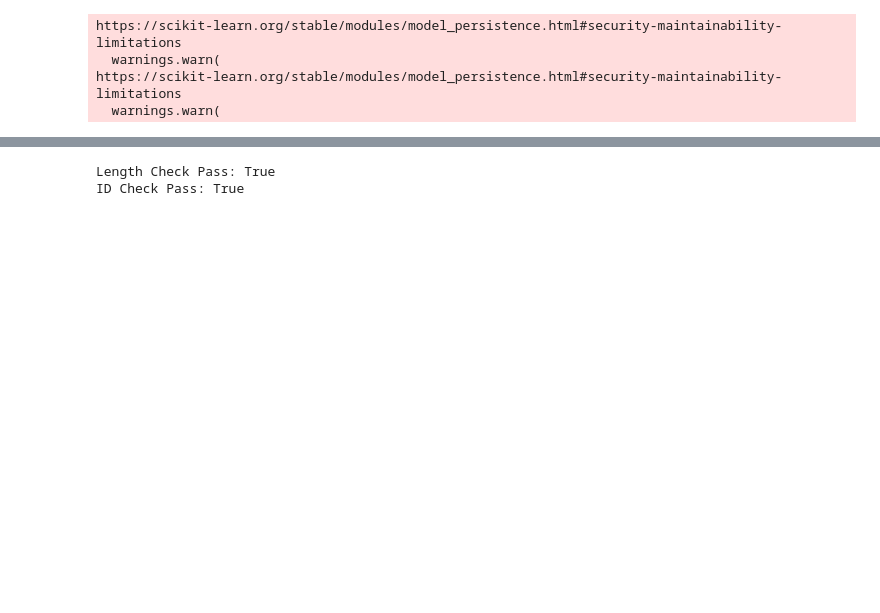
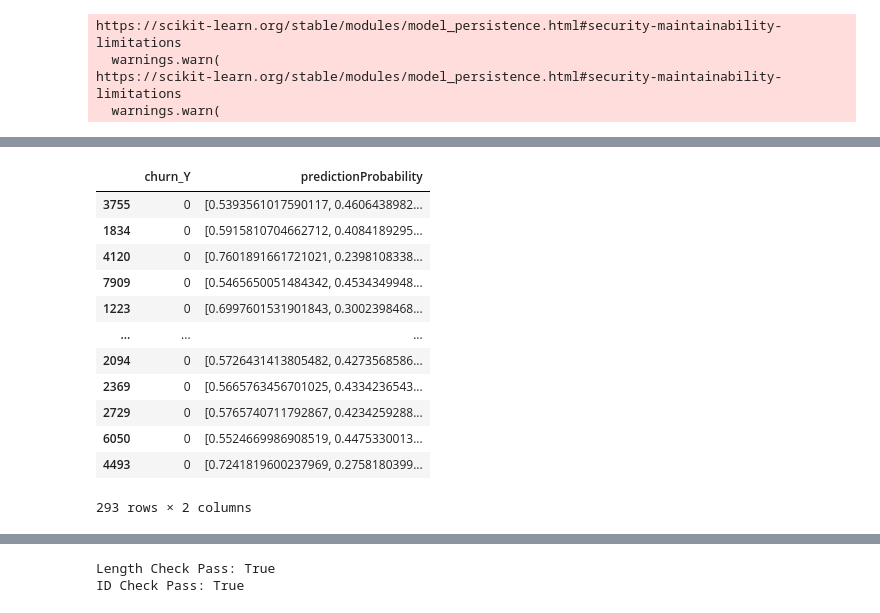
Before and after one commit to alireza-domino/DMM-quick-start-classification, a Jupyter notebook: ChurnModel-ali.ipynb, the cells around one changed output, grey strips where cells are left out. Saved outputs shown, nothing was run; the diff lists cells and outputs as text; code cells hidden in the pictures; blank space fills up the shorter version.

```diff
--- a/ChurnModel-ali.ipynb
+++ b/ChurnModel-ali.ipynb
@@ -167,4 +163,19 @@ churn_groundTruth.head()
 # %%
 #Create data set with predictions and pred probabilities
 preds_df = pd.DataFrame(data=predictions, columns=['churn_Y'], index=churn_groundTruth.index)
 preds_df['predictionProbability']= tuple(probas)
+preds_df
+# %% [output]
+|  | churn_Y | predictionProbability |
+| 3755 | 0 | [0.5393561017590117, 0.4606438982... |
+| 1834 | 0 | [0.5915810704662712, 0.4084189295... |
+| 4120 | 0 | [0.7601891661721021, 0.2398108338... |
+| 7909 | 0 | [0.5465650051484342, 0.4534349948... |
+| 1223 | 0 | [0.6997601531901843, 0.3002398468... |
+| ... | ... | ... |
+| 2094 | 0 | [0.5726431413805482, 0.4273568586... |
+| 2369 | 0 | [0.5665763456701025, 0.4334236543... |
+| 2729 | 0 | [0.5765740711792867, 0.4234259288... |
+| 6050 | 0 | [0.5524669986908519, 0.4475330013... |
+| 4493 | 0 | [0.7241819600237969, 0.2758180399... |
+293 rows × 2 columns
```
Also changed, not shown: parts of 31 cells of this notebook, 6 other files.
